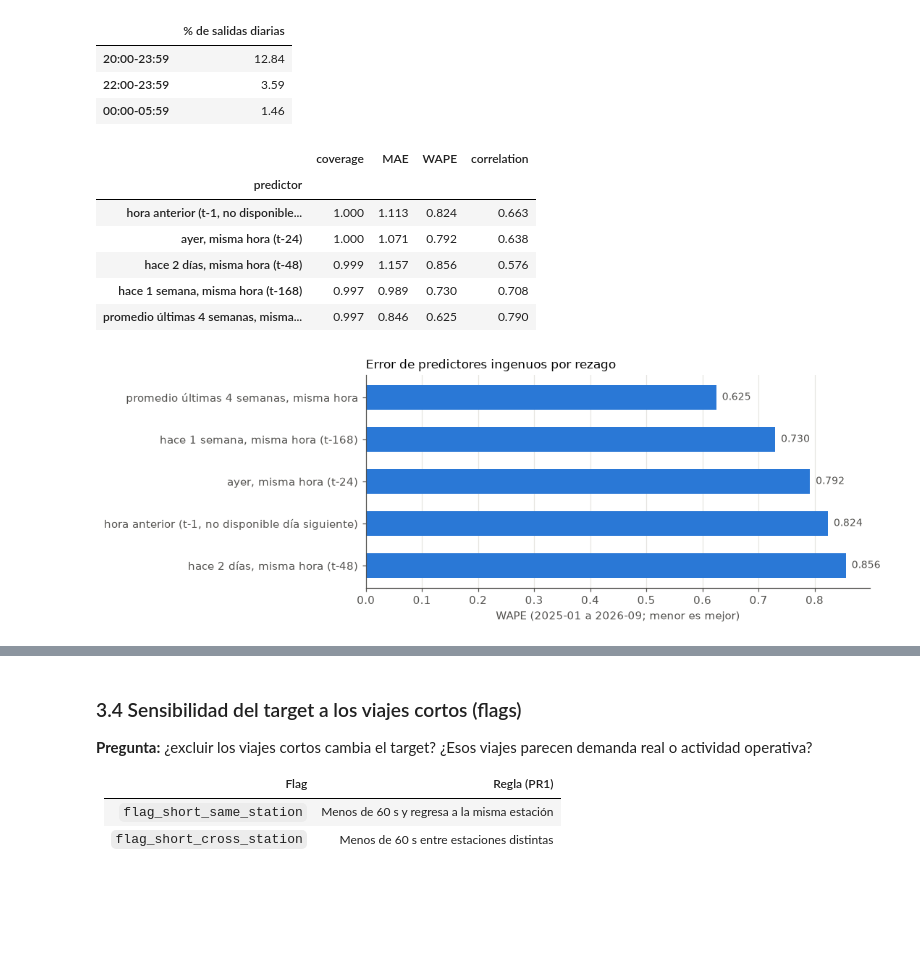
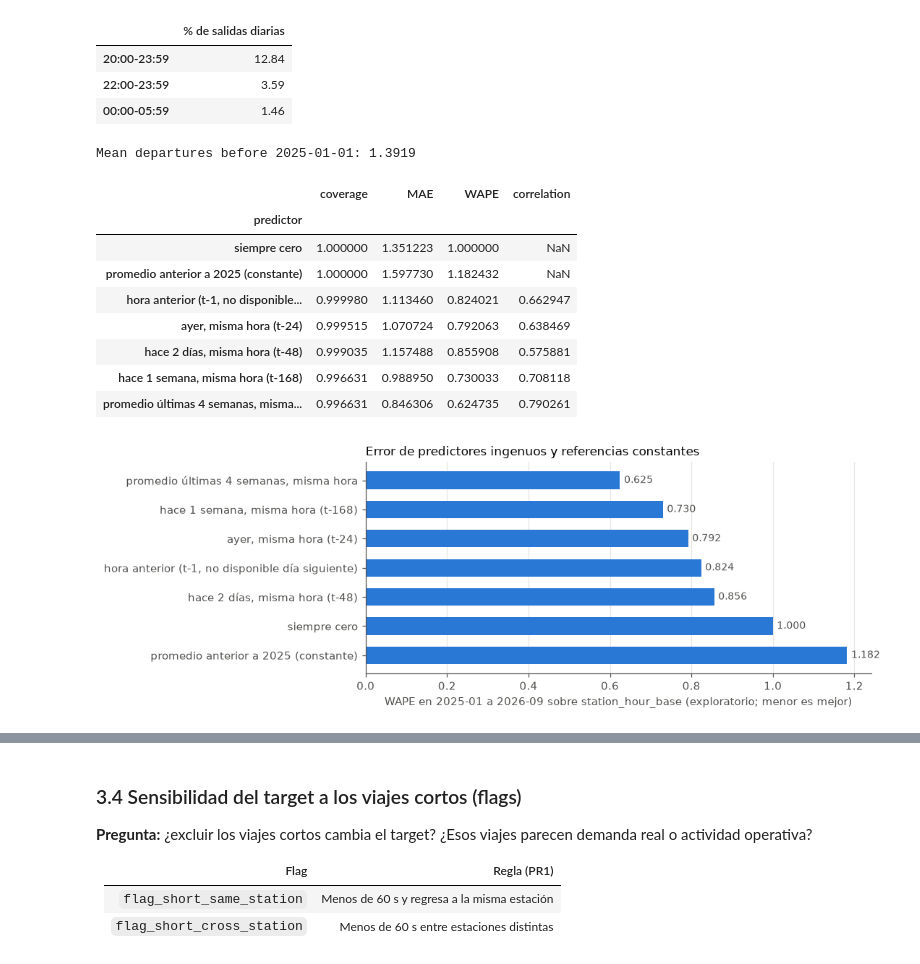
Before and after one commit to LeonardoSantosGrc/MiBici, a Jupyter notebook: notebooks/1.04-lsg-target-integration.ipynb, the cells around one changed output, grey strips where cells are left out. Cells and saved outputs as stored; diff of their text form; code cells hidden in the pictures; blank space fills up the shorter version.

```diff
--- a/notebooks/1.04-lsg-target-integration.ipynb
+++ b/notebooks/1.04-lsg-target-integration.ipynb
@@ -437,7 +447,14 @@ def lagged(hours):
     return series.reindex(keys).to_numpy(dtype=float)
 
 
+# Constant references: always zero, and the mean of rows BEFORE the evaluated period
+# (only information available before 2025-01-01, so it is a usable reference)
+mean_before_evaluation = base.loc[base["hour_start"] < "2025-01-01", "departures"].mean()
+constant = np.ones(len(evaluation))
+
 predictors = {
+    "siempre cero": 0.0 * constant,
+    "promedio anterior a 2025 (constante)": mean_before_evaluation * constant,
     "hora anterior (t-1, no disponible día siguiente)": lagged(1),
     "ayer, misma hora (t-24)": lagged(24),
     "hace 2 días, misma hora (t-48)": lagged(48),
@@ -459,35 +476,42 @@ for name, prediction in predictors.items():
             "coverage": available.mean(),
             "MAE": error.mean(),
             "WAPE": error.sum() / actual[available].sum(),
-            "correlation": np.corrcoef(actual[available], prediction[available])[0, 1],
+            # Correlation is undefined for a constant prediction
+            "correlation": np.corrcoef(actual[available], prediction[available])[0, 1]
+            if np.ptp(prediction[available]) > 0  # range, not std: avoids float noise
+            else np.nan,
         }
     )
-naive_scores = pd.DataFrame(rows).set_index("predictor").round(3)
+naive_scores = pd.DataFrame(rows).set_index("predictor").round(6)
+print(f"Mean departures before 2025-01-01: {mean_before_evaluation:.4f}")
 naive_scores
 # %% [output]
+Mean departures before 2025-01-01: 1.3919
 |  | coverage | MAE | WAPE | correlation |
 | predictor |  |  |  |  |
-| hora anterior (t-1, no disponible... | 1.000 | 1.113 | 0.824 | 0.663 |
-| ayer, misma hora (t-24) | 1.000 | 1.071 | 0.792 | 0.638 |
-| hace 2 días, misma hora (t-48) | 0.999 | 1.157 | 0.856 | 0.576 |
-| hace 1 semana, misma hora (t-168) | 0.997 | 0.989 | 0.730 | 0.708 |
-| promedio últimas 4 semanas, misma... | 0.997 | 0.846 | 0.625 | 0.790 |
+| siempre cero | 1.000000 | 1.351223 | 1.000000 | NaN |
+| promedio anterior a 2025 (constante) | 1.000000 | 1.597730 | 1.182432 | NaN |
+| hora anterior (t-1, no disponible... | 0.999980 | 1.113460 | 0.824021 | 0.662947 |
+| ayer, misma hora (t-24) | 0.999515 | 1.070724 | 0.792063 | 0.638469 |
+| hace 2 días, misma hora (t-48) | 0.999035 | 1.157488 | 0.855908 | 0.575881 |
+| hace 1 semana, misma hora (t-168) | 0.996631 | 0.988950 | 0.730033 | 0.708118 |
+| promedio últimas 4 semanas, misma... | 0.996631 | 0.846306 | 0.624735 | 0.790261 |
 # %%
 # WAPE by naive predictor (lower is better)
 ordered = naive_scores["WAPE"].sort_values(ascending=False)
 fig, ax = plt.subplots(figsize=(10, 3.6))
 ax.barh(ordered.index, ordered.values, height=0.6, color=SERIES)
 for y_pos, value in enumerate(ordered.values):
     ax.text(value + 0.01, y_pos, f"{value:.3f}", va="center", color=MUTED, fontsize=9)
-ax.set_xlabel("WAPE (2025-01 a 2026-09; menor es mejor)")
-ax.set_title("Error de predictores ingenuos por rezago", loc="left", fontsize=11)
+ax.set_xlabel("WAPE en 2025-01 a 2026-09 sobre station_hour_base (exploratorio; menor es mejor)")
+ax.set_title("Error de predictores ingenuos y referencias constantes", loc="left", fontsize=11)
 ax.grid(axis="x")
 ax.grid(axis="y", visible=False)
 fig.tight_layout()
 fig.savefig(FIGURES_DIR / "1.04-lsg-naive-predictors-wape.png", dpi=150)
 plt.show()
 # %% [output]
-[figure, old version]
+[figure, new version]
 # %% [markdown]
 **Interpretación**
 
```
Also changed, not shown: parts of 11 cells of this notebook, 2 other files.
